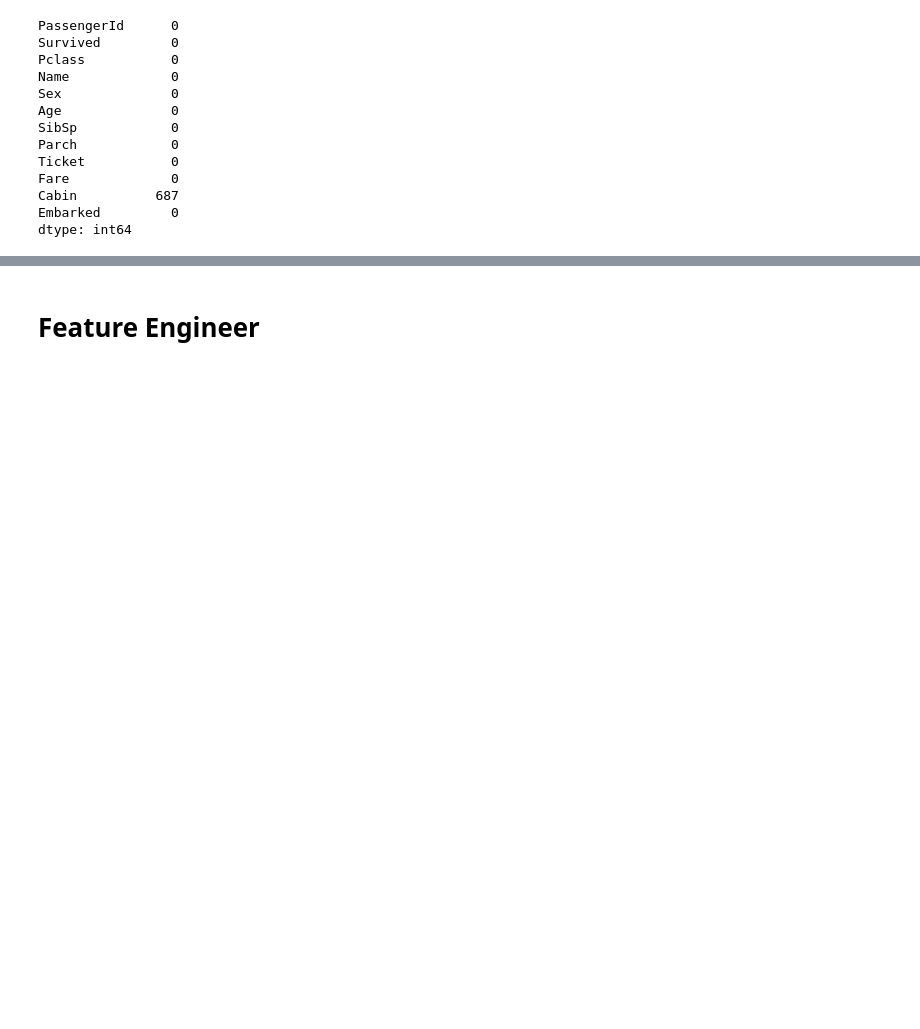
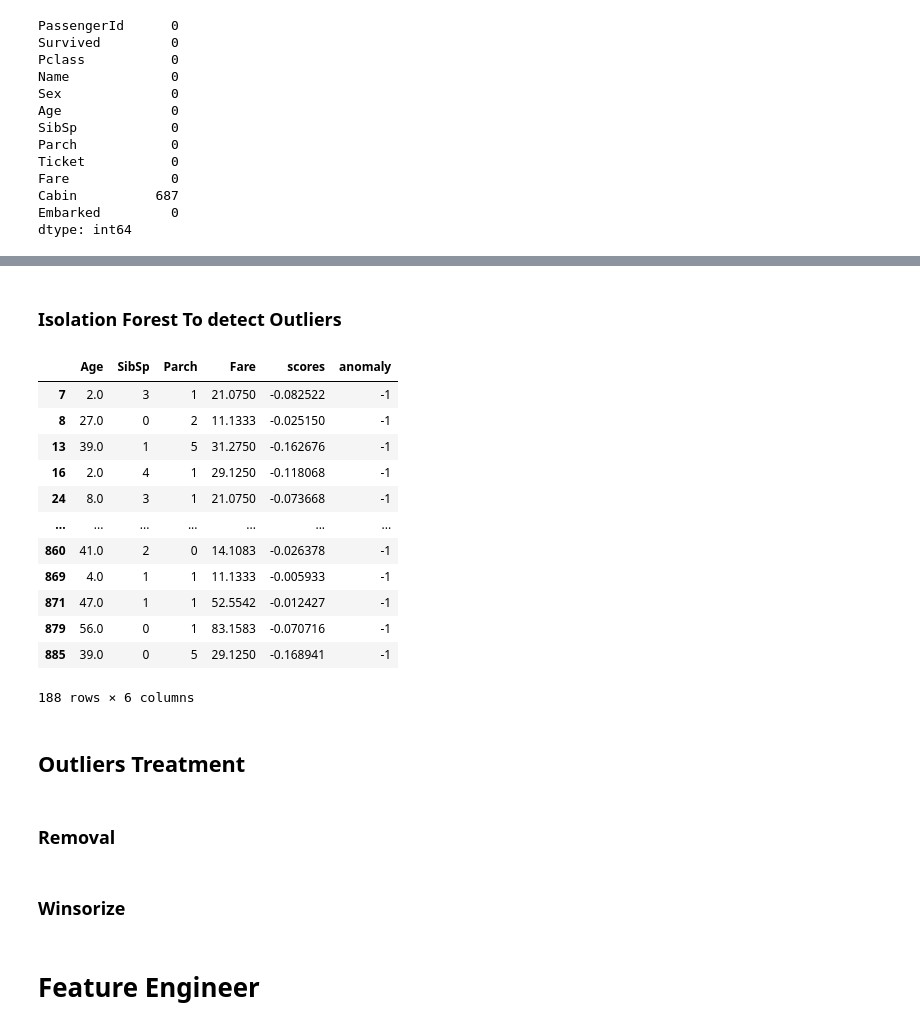
Before and after one commit to otalorajuand/kaggle, a Jupyter notebook: getting-started-with-titanic.ipynb, the cells around one changed output, grey strips where cells are left out. Drawn from its saved outputs; the diff is of its cells as text; code cells hidden in the pictures; blank space fills up the shorter version.

```diff
--- a/getting-started-with-titanic.ipynb
+++ b/getting-started-with-titanic.ipynb
@@ -268,0 +416,49 @@ dtype: int64
+# %% [markdown]
+### Isolation Forest To detect Outliers
+# %%
+from sklearn.ensemble import IsolationForest
+
+## We'll do a simple drop null for now
+#
+df = df_num.copy()
+df = df.dropna()
+
+## Create a training-test set
+X = df.copy()
+
+X_train = X[:int(0.8 * len(df_num))]
+X_test = X[int(0.8 * len(df_num)):]
+
+## Fit Model
+clf = IsolationForest(n_estimators=50, max_samples=100)
+clf.fit(X)
+
+## Get Scores
+df['scores'] = clf.decision_function(X)
+
+
+df['anomaly'] = clf.predict(X)
+
+
+## Get Anomalies
+outliers=df.loc[df['anomaly']==-1]
+
+outliers
+# %% [output]
+|  | Age | SibSp | Parch | Fare | scores | anomaly |
+| 7 | 2.0 | 3 | 1 | 21.0750 | -0.082522 | -1 |
+| 8 | 27.0 | 0 | 2 | 11.1333 | -0.025150 | -1 |
+| 13 | 39.0 | 1 | 5 | 31.2750 | -0.162676 | -1 |
+| 16 | 2.0 | 4 | 1 | 29.1250 | -0.118068 | -1 |
+| 24 | 8.0 | 3 | 1 | 21.0750 | -0.073668 | -1 |
+| ... | ... | ... | ... | ... | ... | ... |
+| 860 | 41.0 | 2 | 0 | 14.1083 | -0.026378 | -1 |
+| 869 | 4.0 | 1 | 1 | 11.1333 | -0.005933 | -1 |
+| 871 | 47.0 | 1 | 1 | 52.5542 | -0.012427 | -1 |
+| 879 | 56.0 | 0 | 1 | 83.1583 | -0.070716 | -1 |
+| 885 | 39.0 | 0 | 5 | 29.1250 | -0.168941 | -1 |
+188 rows × 6 columns
+# %% [markdown]
+## Outliers Treatment
+# %% [markdown]
+### Removal
@@ -268,0 +487,2 @@ dtype: int64
+# %% [markdown]
+### Winsorize
```
Also changed, not shown: parts of 40 cells of this notebook.
